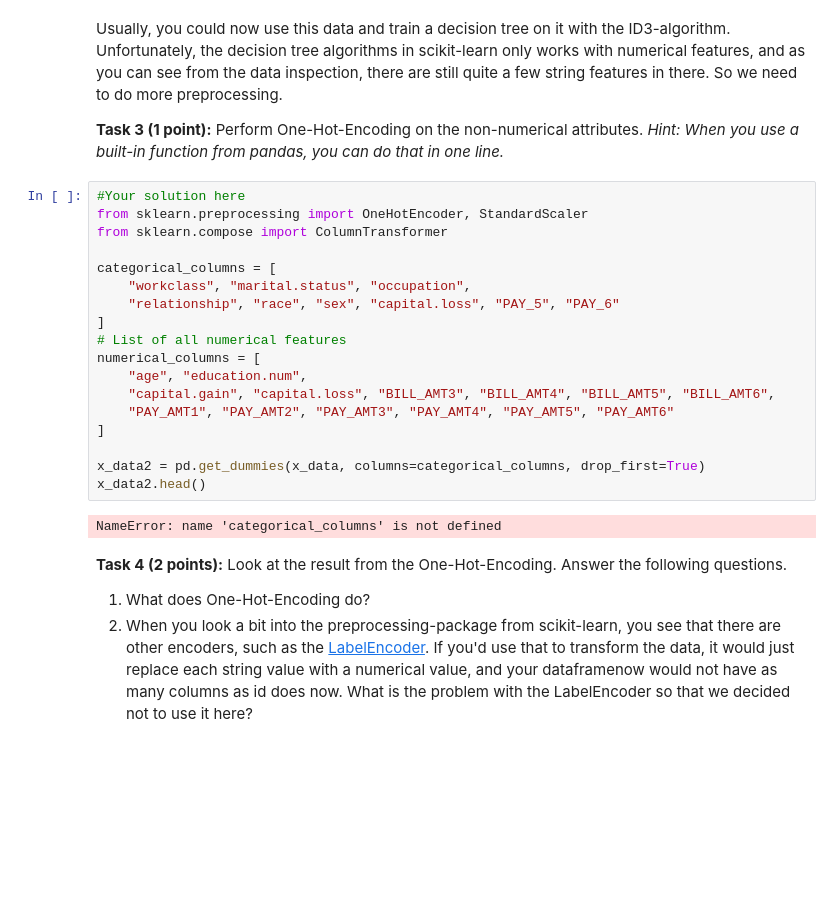
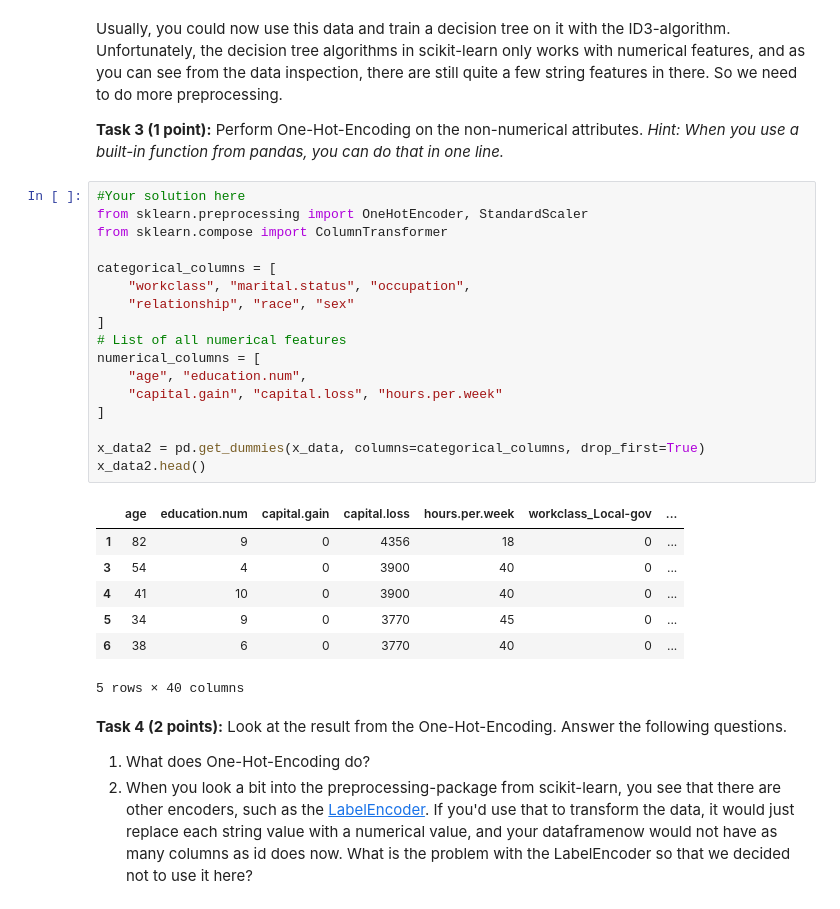
Before and after one commit to FAHADSUST/ML_Graded, a Jupyter notebook: assignment7_graded_2/assignment7_graded_empty.ipynb, the cells around one changed output. Drawn from its saved outputs; the diff is of its cells as text; blank space fills up the shorter version.

```diff
--- a/assignment7_graded_2/assignment7_graded_empty.ipynb
+++ b/assignment7_graded_2/assignment7_graded_empty.ipynb
@@ -103,23 +103,28 @@ Usually, you could now use this data and train a decision tree on it with the ID
 # %%
 #Your solution here
 from sklearn.preprocessing import OneHotEncoder, StandardScaler
 from sklearn.compose import ColumnTransformer
 
 categorical_columns = [
     "workclass", "marital.status", "occupation",
-    "relationship", "race", "sex", "capital.loss", "PAY_5", "PAY_6"
+    "relationship", "race", "sex"
 ]
 # List of all numerical features
 numerical_columns = [
     "age", "education.num",
-    "capital.gain", "capital.loss", "BILL_AMT3", "BILL_AMT4", "BILL_AMT5", "BILL_AMT6",
-    "PAY_AMT1", "PAY_AMT2", "PAY_AMT3", "PAY_AMT4", "PAY_AMT5", "PAY_AMT6"
+    "capital.gain", "capital.loss", "hours.per.week"
 ]
 
 x_data2 = pd.get_dummies(x_data, columns=categorical_columns, drop_first=True)
 x_data2.head()
 # %% [output]
+|  | age | education.num | capital.gain | capital.loss | hours.per.week | workclass_Local-gov | ... |
+| 1 | 82 | 9 | 0 | 4356 | 18 | 0 | ... |
+| 3 | 54 | 4 | 0 | 3900 | 40 | 0 | ... |
+| 4 | 41 | 10 | 0 | 3900 | 40 | 0 | ... |
+| 5 | 34 | 9 | 0 | 3770 | 45 | 0 | ... |
+| 6 | 38 | 6 | 0 | 3770 | 40 | 0 | ... |
-NameError: name 'categorical_columns' is not defined
+5 rows × 40 columns
 # %% [markdown]
 **Task 4 (2 points):** Look at the result from the One-Hot-Encoding. Answer the following questions.
 1. What does One-Hot-Encoding do?
```
Also changed, not shown: parts of 2 cells of this notebook.
